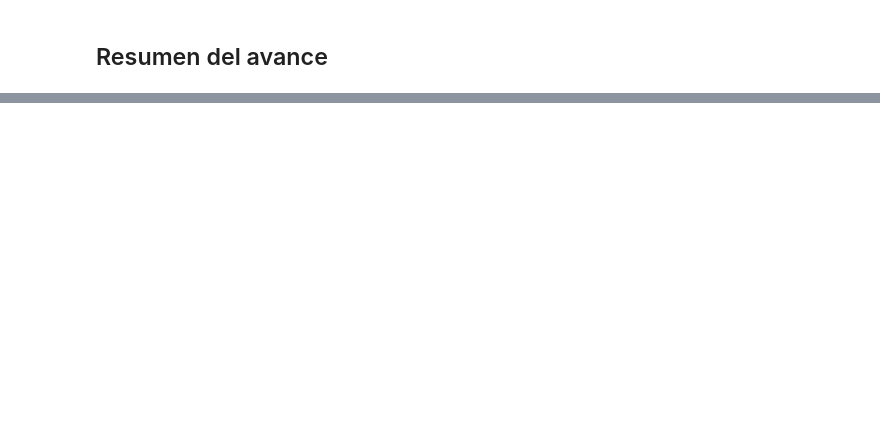
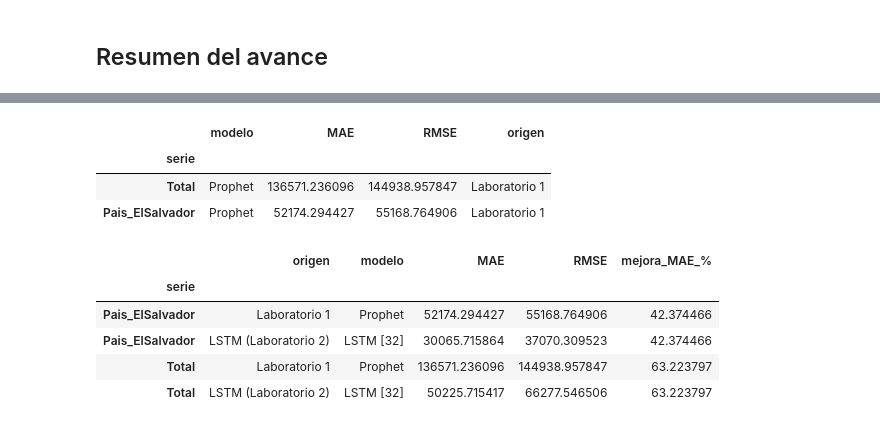
Before and after one commit to Hugo2049/lab-1-data-science, a Jupyter notebook: laboratorio2/scripts/01_lstm_avance.ipynb, the cells around one changed output, grey strips where cells are left out. Cells and saved outputs as stored; diff of their text form; code cells hidden in the pictures; blank space fills up the shorter version.

```diff
--- a/laboratorio2/scripts/01_lstm_avance.ipynb
+++ b/laboratorio2/scripts/01_lstm_avance.ipynb
@@ -265,0 +274,45 @@ resumen_general
+# %%
+lab1_mejores = pd.read_csv(
+    os.path.join("..", "..", "laboratorio1", "outputs", "tablas", "mejor_modelo_por_serie.csv")
+)
+lab1_mejores = lab1_mejores.set_index("serie").loc[["Total", "Pais_ElSalvador"], ["mejor_modelo", "MAE", "RMSE"]]
+lab1_mejores = lab1_mejores.rename(columns={"mejor_modelo": "modelo"})
+lab1_mejores.index.name = "serie"
+lab1_mejores["origen"] = "Laboratorio 1"
+lab1_mejores
+# %% [output]
+|  | modelo | MAE | RMSE | origen |
+| serie |  |  |  |  |
+| Total | Prophet | 136571.236096 | 144938.957847 | Laboratorio 1 |
+| Pais_ElSalvador | Prophet | 52174.294427 | 55168.764906 | Laboratorio 1 |
+# %%
+mejor_lstm_total = min(
+    [{"modelo": f"LSTM {mejor1_total['capas']}", "MAE": mae1_total, "RMSE": rmse1_total},
+     {"modelo": f"LSTM {mejor2_total['capas']}", "MAE": mae2_total, "RMSE": rmse2_total}],
+    key=lambda d: d["MAE"],
+)
+mejor_lstm_elsalvador = min(
+    [{"modelo": f"LSTM {mejor1_elsalvador['capas']}", "MAE": mae1_elsalvador, "RMSE": rmse1_elsalvador},
+     {"modelo": f"LSTM {mejor2_elsalvador['capas']}", "MAE": mae2_elsalvador, "RMSE": rmse2_elsalvador}],
+    key=lambda d: d["MAE"],
+)
+
+lstm_mejores = pd.DataFrame(
+    [mejor_lstm_total, mejor_lstm_elsalvador], index=["Total", "Pais_ElSalvador"]
+)
+lstm_mejores.index.name = "serie"
+lstm_mejores["origen"] = "LSTM (Laboratorio 2)"
+
+comparacion_1_4 = pd.concat([lab1_mejores[["origen", "modelo", "MAE", "RMSE"]],
+                              lstm_mejores[["origen", "modelo", "MAE", "RMSE"]]]).sort_index()
+comparacion_1_4["mejora_MAE_%"] = comparacion_1_4.groupby(level=0)["MAE"].transform(
+    lambda s: (s.max() - s.min()) / s.max() * 100
+)
+comparacion_1_4
+# %% [output]
+|  | origen | modelo | MAE | RMSE | mejora_MAE_% |
+| serie |  |  |  |  |  |
+| Pais_ElSalvador | Laboratorio 1 | Prophet | 52174.294427 | 55168.764906 | 42.374466 |
+| Pais_ElSalvador | LSTM (Laboratorio 2) | LSTM [32] | 30065.715864 | 37070.309523 | 42.374466 |
+| Total | Laboratorio 1 | Prophet | 136571.236096 | 144938.957847 | 63.223797 |
+| Total | LSTM (Laboratorio 2) | LSTM [32] | 50225.715417 | 66277.546506 | 63.223797 |
```
Also changed, not shown: parts of 10 cells of this notebook.
